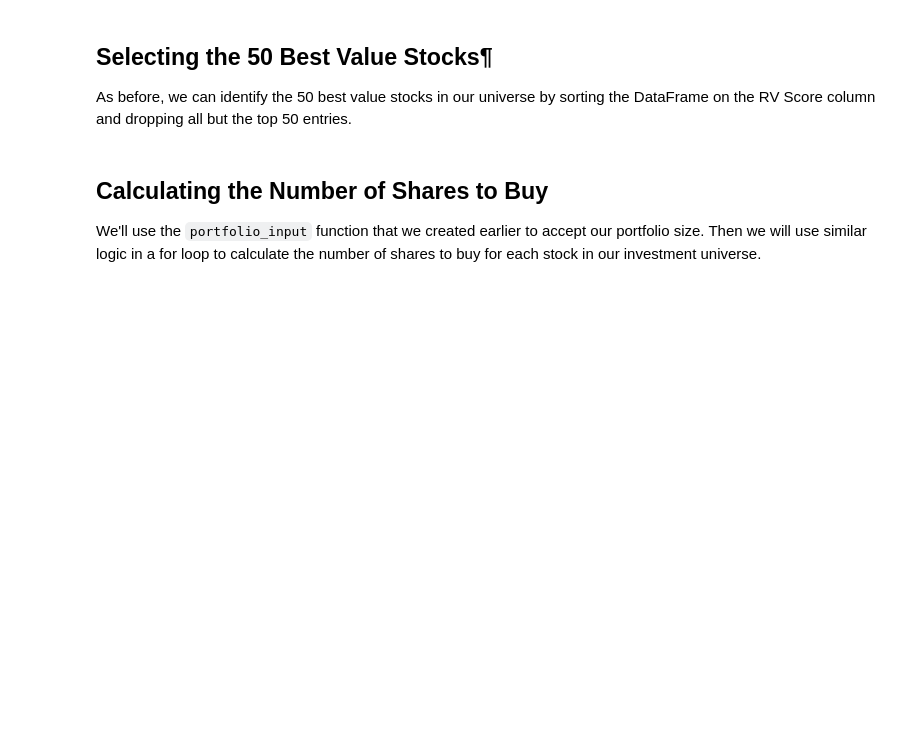
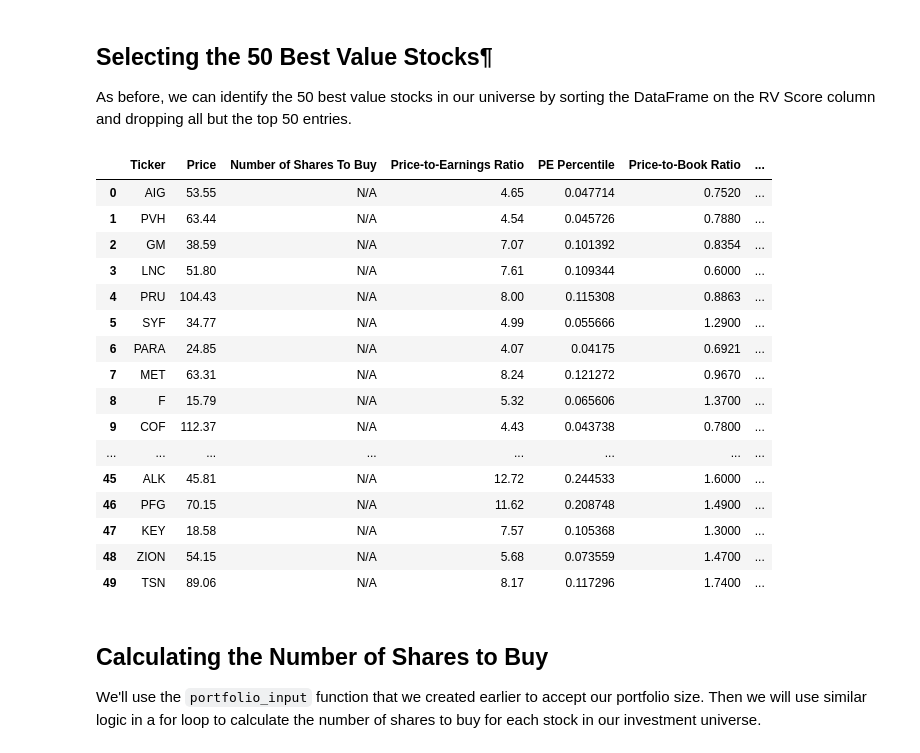
Before and after one commit to krizh-p/algorithmic_trader-python, a Jupyter notebook: starter_files/003_quantitative_value_strategy.ipynb, the cells around one changed output. Drawn from its saved outputs; the diff is of its cells as text; code cells hidden in the pictures; blank space fills up the shorter version.

Commit message:
Implemented working Value Strategy module

```diff
--- a/starter_files/003_quantitative_value_strategy.ipynb
+++ b/starter_files/003_quantitative_value_strategy.ipynb
@@ -227,5 +341,8 @@ There are two main approaches:
 In this tutorial, we will replace missing data with the average non-`NaN` data point from that column.
 
 Here is the code to do this:
+# %%
+for column in ['Price-to-Earnings Ratio','Price-to-Book Ratio','Price-to-Sales Ratio','EV/EBITDA','EV/GP']:
+    rv_dataframe.fillna(rv_dataframe[column].mean(), inplace=True)
 # %% [markdown]
 Now, if we run the statement from earlier to print rows that contain missing data, nothing should be returned:
@@ -278,0 +365,12 @@ Name: EV/GP Percentile, Length: 505, dtype: object
+# %%
+metrics = {
+    'Price-to-Earnings Ratio':'PE Percentile',
+    'Price-to-Book Ratio':'PB Percentile',
+    'Price-to-Sales Ratio':'PS Percentile',
+    'EV/EBITDA':'EV/EBITDA Percentile',
+    'EV/GP':'EV/GP Percentile',
+}
+
+for metric in metrics.keys():
+    for row in rv_dataframe.index:
+        rv_dataframe.loc[row, metrics[metric]] = score(rv_dataframe[metric], rv_dataframe.loc[row, metric]) / 100
@@ -300,0 +400,7 @@ To calculate arithmetic mean, we will use the mean function from Python's built-
+# %%
+for row in rv_dataframe.index:
+    value_percentiles = []
+    for metric in metrics.keys():
+        value_percentiles.append(rv_dataframe.loc[row, metrics[metric]])
+    rv_dataframe.loc[row, 'RV Score'] = mean(value_percentiles)
+rv_dataframe
@@ -302,6 +422,30 @@ To calculate arithmetic mean, we will use the mean function from Python's built-
 ## Selecting the 50 Best Value Stocks¶
 
 As before, we can identify the 50 best value stocks in our universe by sorting the DataFrame on the RV Score column and dropping all but the top 50 entries.
+# %%
+rv_dataframe.sort_values('RV Score', ascending=True, inplace=True)
+rv_dataframe = rv_dataframe[:50]
+rv_dataframe.reset_index(inplace=True, drop=True)
+# %%
+rv_dataframe
+# %% [output]
+|  | Ticker | Price | Number of Shares To Buy | Price-to-Earnings Ratio | PE Percentile | Price-to-Book Ratio | ... |
+| 0 | AIG | 53.55 | N/A | 4.65 | 0.047714 | 0.7520 | ... |
+| 1 | PVH | 63.44 | N/A | 4.54 | 0.045726 | 0.7880 | ... |
+| 2 | GM | 38.59 | N/A | 7.07 | 0.101392 | 0.8354 | ... |
+| 3 | LNC | 51.80 | N/A | 7.61 | 0.109344 | 0.6000 | ... |
+| 4 | PRU | 104.43 | N/A | 8.00 | 0.115308 | 0.8863 | ... |
+| 5 | SYF | 34.77 | N/A | 4.99 | 0.055666 | 1.2900 | ... |
+| 6 | PARA | 24.85 | N/A | 4.07 | 0.04175 | 0.6921 | ... |
+| 7 | MET | 63.31 | N/A | 8.24 | 0.121272 | 0.9670 | ... |
+| 8 | F | 15.79 | N/A | 5.32 | 0.065606 | 1.3700 | ... |
+| 9 | COF | 112.37 | N/A | 4.43 | 0.043738 | 0.7800 | ... |
+| ... | ... | ... | ... | ... | ... | ... | ... |
+| 45 | ALK | 45.81 | N/A | 12.72 | 0.244533 | 1.6000 | ... |
+| 46 | PFG | 70.15 | N/A | 11.62 | 0.208748 | 1.4900 | ... |
+| 47 | KEY | 18.58 | N/A | 7.57 | 0.105368 | 1.3000 | ... |
+| 48 | ZION | 54.15 | N/A | 5.68 | 0.073559 | 1.4700 | ... |
+| 49 | TSN | 89.06 | N/A | 8.17 | 0.117296 | 1.7400 | ... |
 # %% [markdown]
 ## Calculating the Number of Shares to Buy
 We'll use the `portfolio_input` function that we created earlier to accept our portfolio size. Then we will use similar logic in a for loop to calculate the number of shares to buy for each stock in our investment universe.
```
Also changed, not shown: parts of 38 cells of this notebook, 2 other files.
